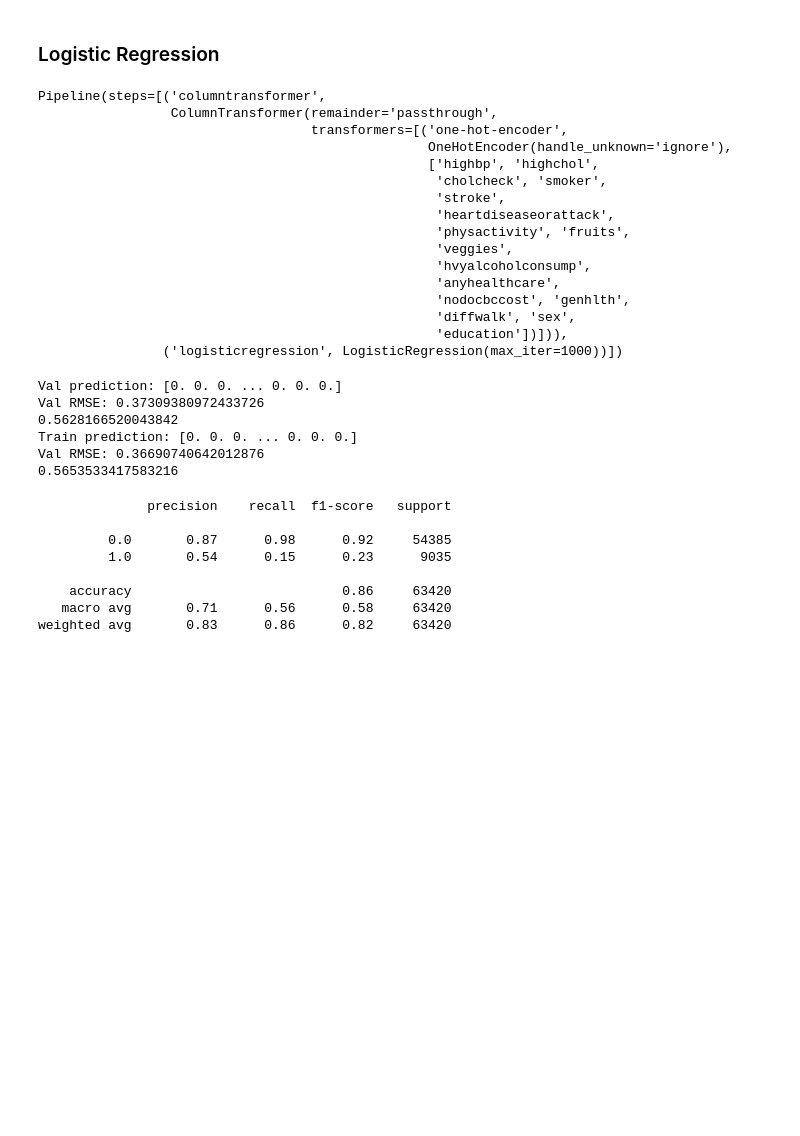
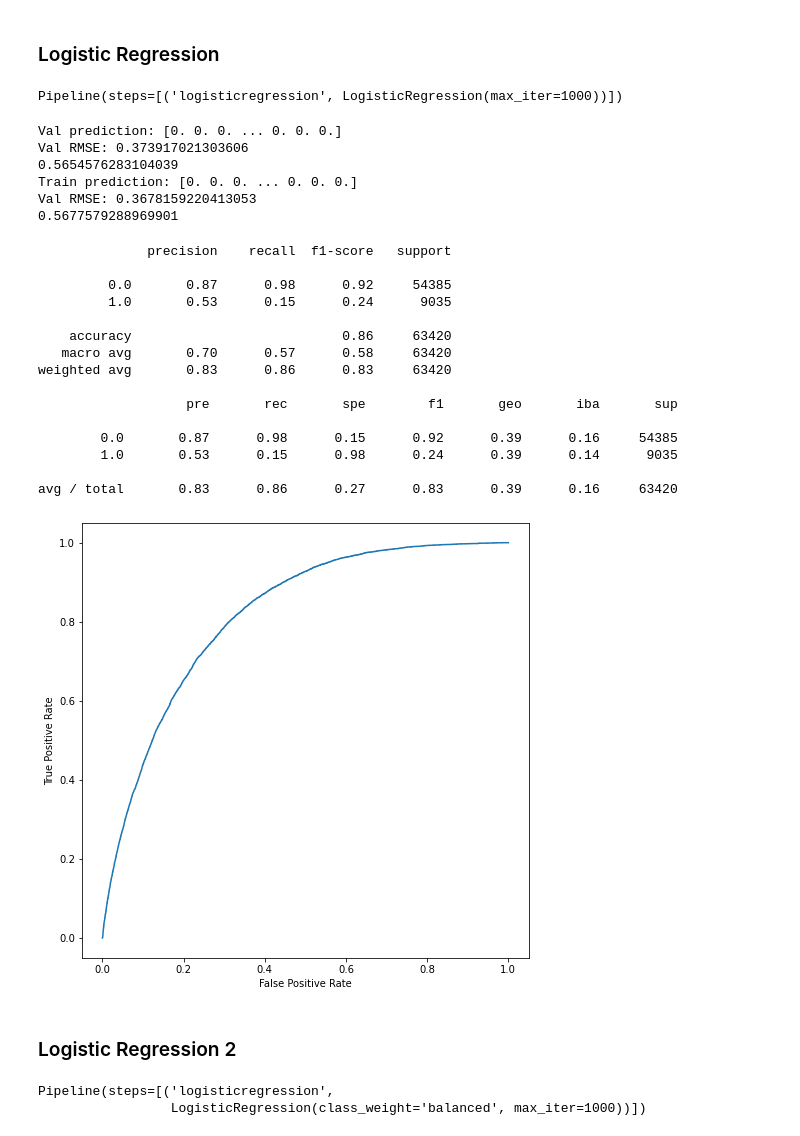
Before and after one commit to maclavijo/MLZoomcamp, a Jupyter notebook: MLZ_MidtermProject/Diabetes.ipynb, the cells around one changed output. Saved outputs shown, nothing was run; the diff lists cells and outputs as text; code cells hidden in the pictures; blank space fills up the shorter version.

```diff
--- a/MLZ_MidtermProject/Diabetes.ipynb
+++ b/MLZ_MidtermProject/Diabetes.ipynb
@@ -259,29 +497,20 @@ model = make_pipeline(preprocessor, LogisticRegression(max_iter=1000))
-# %%
-model.fit(dfTrain, yTrain)
-# %% [output]
-Pipeline(steps=[('columntransformer',
-                 ColumnTransformer(remainder='passthrough',
-                                   transformers=[('one-hot-encoder',
-                                                  OneHotEncoder(handle_unknown='ignore'),
-                                                  ['highbp', 'highchol',
-                                                   'cholcheck', 'smoker',
-                                                   'stroke',
-                                                   'heartdiseaseorattack',
-                                                   'physactivity', 'fruits',
-                                                   'veggies',
-                                                   'hvyalcoholconsump',
-                                                   'anyhealthcare',
-                                                   'nodocbccost', 'genhlth',
-                                                   'diffwalk', 'sex',
-                                                   'education'])])),
-                ('logisticregression', LogisticRegression(max_iter=1000))])
+# %%
+#model = make_pipeline(preprocessor, LogisticRegression(max_iter=1000))
+model = make_pipeline(LogisticRegression(max_iter=1000))
+
+#model.fit(dfTrain[0:size], yTrain[0:size])
+model.fit(dfTrain, yTrain)
+# %% [output]
+Pipeline(steps=[('logisticregression', LogisticRegression(max_iter=1000))])
 # %%
+yValPredProba = model.predict_proba(dfVal)[:,1]
 yValPred = model.predict(dfVal)
 print(f'Val prediction: {yValPred}')
 print(f'Val RMSE: {mean_squared_error(yVal, yValPred,squared=False)}')
 auc = roc_auc_score(yVal, yValPred)
 print(auc)
 
+yTrainPredProba = model.predict_proba(dfTrain)[:,1]
 yTrainPred = model.predict(dfTrain)
 print(f'Train prediction: {yTrainPred}')
 print(f'Val RMSE: {mean_squared_error(yTrain, yTrainPred,squared=False)}')
@@ -289,19 +518,51 @@ auc = roc_auc_score(yTrain, yTrainPred)
 print(auc)
 # %% [output]
 Val prediction: [0. 0. 0. ... 0. 0. 0.]
-Val RMSE: 0.37309380972433726
-0.5628166520043842
+Val RMSE: 0.373917021303606
+0.5654576283104039
 Train prediction: [0. 0. 0. ... 0. 0. 0.]
-Val RMSE: 0.36690740642012876
-0.5653533417583216
+Val RMSE: 0.3678159220413053
+0.5677579288969901
 # %%
 print(classification_report(yVal, yValPred))
+
+print(classification_report_imbalanced(yVal, model.predict(dfVal)))
 # %% [output]
               precision    recall  f1-score   support
 
          0.0       0.87      0.98      0.92     54385
-         1.0       0.54      0.15      0.23      9035
+         1.0       0.53      0.15      0.24      9035
 
     accuracy                           0.86     63420
-   macro avg       0.71      0.56      0.58     63420
-weighted avg       0.83      0.86      0.82     63420
+   macro avg       0.70      0.57      0.58     63420
+weighted avg       0.83      0.86      0.83     63420
+
+                   pre       rec       spe        f1       geo       iba       sup
+
+        0.0       0.87      0.98      0.15      0.92      0.39      0.16     54385
+        1.0       0.53      0.15      0.98      0.24      0.39      0.14      9035
+
+avg / total       0.83      0.86      0.27      0.83      0.39      0.16     63420
+# %%
+from sklearn.metrics import roc_curve, RocCurveDisplay
+
+fig, ax = plt.subplots(figsize=(8, 8))
+fpr, tpr, _ = roc_curve(yVal.values, yValPredProba)
+roc_display1 = RocCurveDisplay(fpr=fpr, tpr=tpr).plot(ax=ax)
+#fpr2, tpr2, _ = roc_curve(yVal, targetRand)
+#roc_display2 = RocCurveDisplay(fpr=fpr2, tpr=tpr2).plot(ax=ax)
+
+plt.show()
+# %% [output]
+[figure, added]
+# %% [markdown]
+### Logistic Regression 2
+# %%
+#model = make_pipeline(preprocessor, LogisticRegression(max_iter=1000))
+model = make_pipeline(LogisticRegression(max_iter=1000, class_weight='balanced'))
+
+#model.fit(dfTrain[0:size], yTrain[0:size])
+model.fit(dfTrain, yTrain)
+# %% [output]
+Pipeline(steps=[('logisticregression',
+                 LogisticRegression(class_weight='balanced', max_iter=1000))])
```
Also changed, not shown: parts of 75 cells of this notebook, 1 other file.
